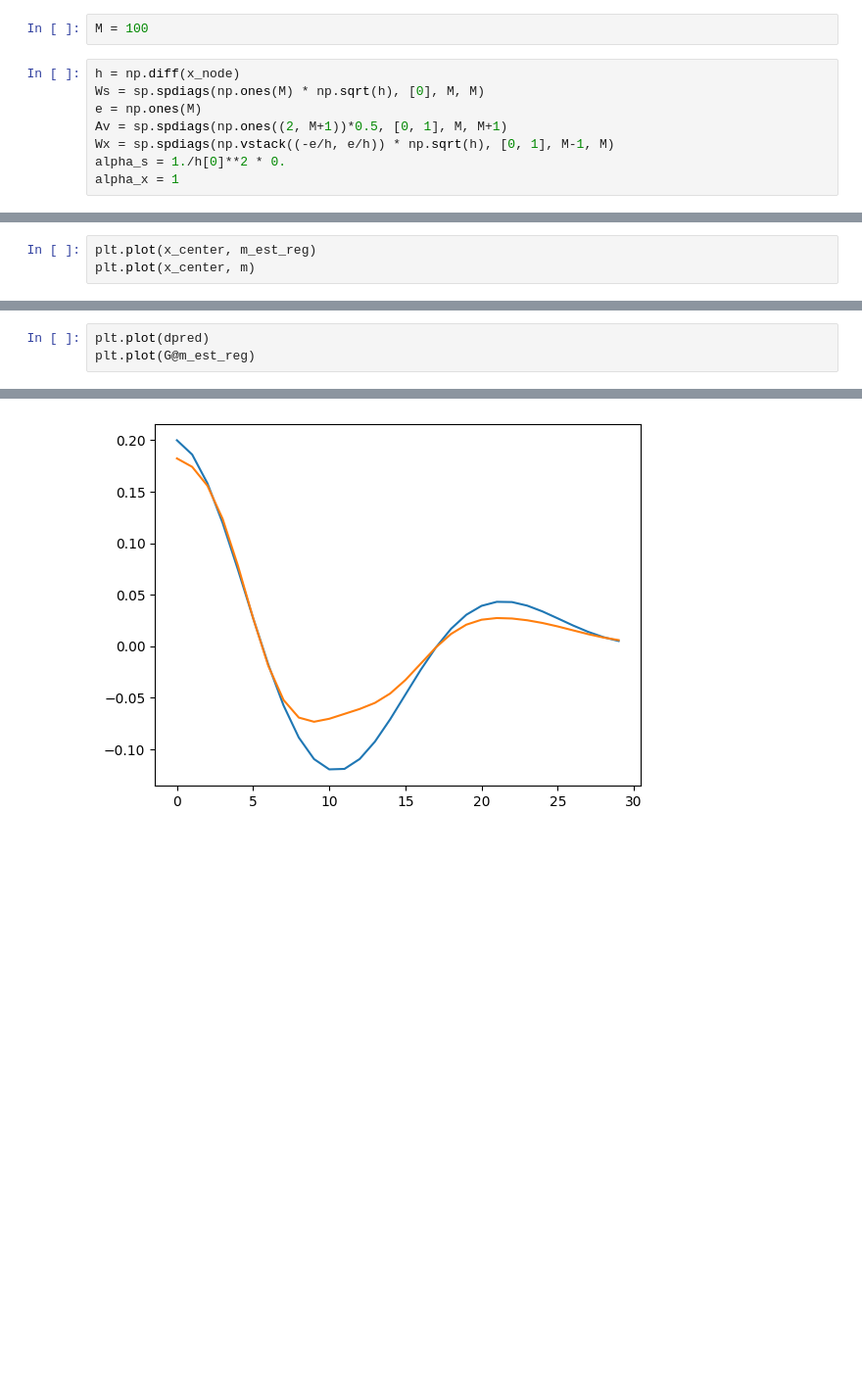
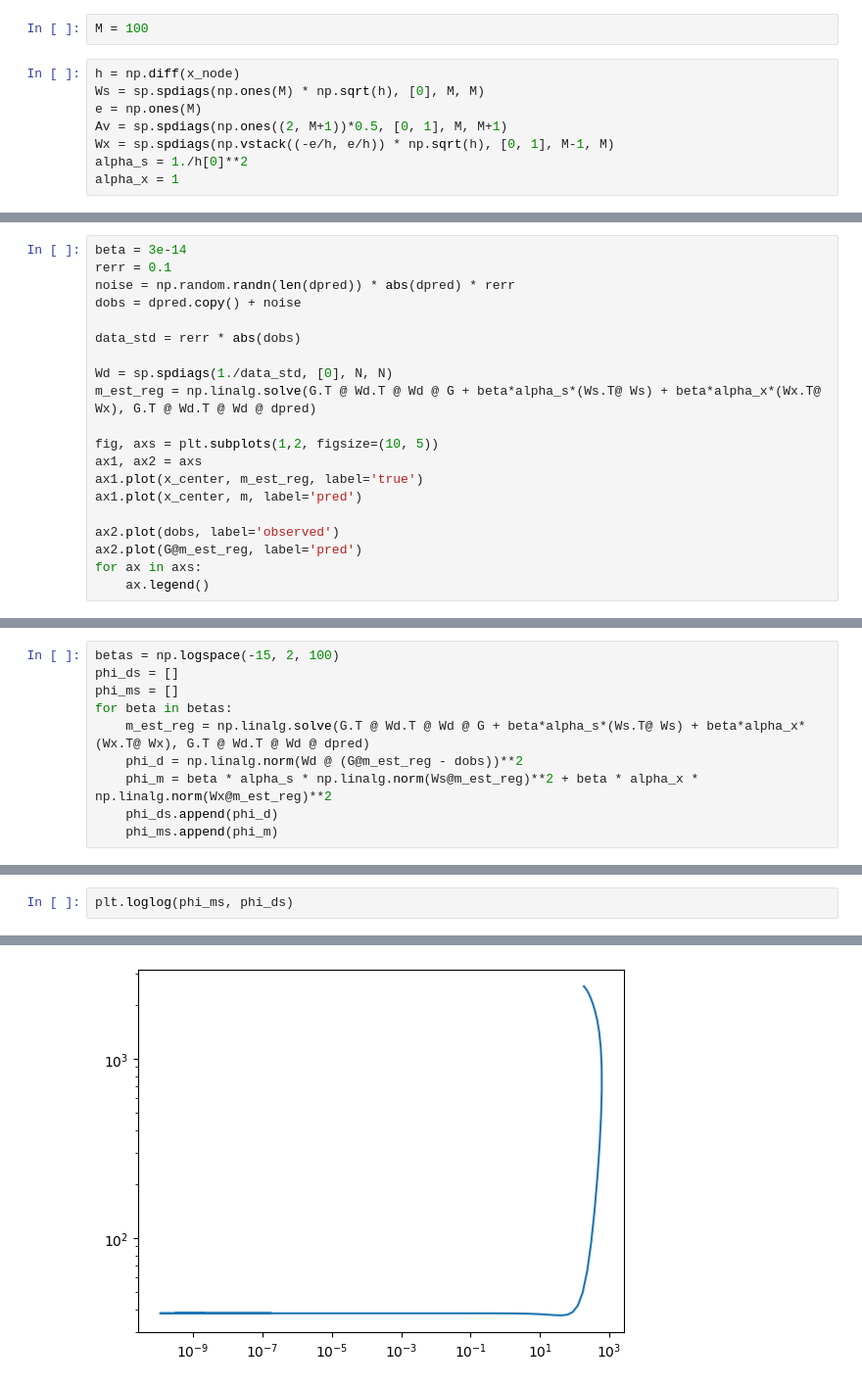
Before and after one commit to emgeolab/geol-4250, a Jupyter notebook: linear_inversion/linear_tikhonov.ipynb, the cells around one changed output, grey strips where cells are left out. Shown at 98% size. Saved outputs shown, nothing was run; the diff lists cells and outputs as text; blank space fills up the shorter version.

```diff
--- a/linear_inversion/linear_tikhonov.ipynb
+++ b/linear_inversion/linear_tikhonov.ipynb
@@ -124,5 +124,5 @@ Ws = sp.spdiags(np.ones(M) * np.sqrt(h), [0], M, M)
 e = np.ones(M)
 Av = sp.spdiags(np.ones((2, M+1))*0.5, [0, 1], M, M+1)
 Wx = sp.spdiags(np.vstack((-e/h, e/h)) * np.sqrt(h), [0, 1], M-1, M)
-alpha_s = 1./h[0]**2 * 0.
+alpha_s = 1./h[0]**2
 alpha_x = 1
@@ -136,4 +129,21 @@ m_est_reg = np.linalg.solve(G.T @ Wd.T @ Wd @ G + beta*alpha_s*(Ws.T@ Ws) + beta
 # %%
-plt.plot(x_center, m_est_reg)
-plt.plot(x_center, m)
+beta = 3e-14
+rerr = 0.1
+noise = np.random.randn(len(dpred)) * abs(dpred) * rerr
+dobs = dpred.copy() + noise
+
+data_std = rerr * abs(dobs)
+
+Wd = sp.spdiags(1./data_std, [0], N, N)
+m_est_reg = np.linalg.solve(G.T @ Wd.T @ Wd @ G + beta*alpha_s*(Ws.T@ Ws) + beta*alpha_x*(Wx.T@ Wx), G.T @ Wd.T @ Wd @ dpred)
+
+fig, axs = plt.subplots(1,2, figsize=(10, 5))
+ax1, ax2 = axs
+ax1.plot(x_center, m_est_reg, label='true')
+ax1.plot(x_center, m, label='pred')
+
+ax2.plot(dobs, label='observed')
+ax2.plot(G@m_est_reg, label='pred')
+for ax in axs:
+    ax.legend()
 # %% [output]
@@ -141,0 +151,10 @@ plt.plot(x_center, m)
+# %%
+betas = np.logspace(-15, 2, 100)
+phi_ds = []
+phi_ms = []
+for beta in betas:
+    m_est_reg = np.linalg.solve(G.T @ Wd.T @ Wd @ G + beta*alpha_s*(Ws.T@ Ws) + beta*alpha_x*(Wx.T@ Wx), G.T @ Wd.T @ Wd @ dpred)
+    phi_d = np.linalg.norm(Wd @ (G@m_est_reg - dobs))**2
+    phi_m = beta * alpha_s * np.linalg.norm(Ws@m_est_reg)**2 + beta * alpha_x * np.linalg.norm(Wx@m_est_reg)**2
+    phi_ds.append(phi_d)
+    phi_ms.append(phi_m)
@@ -142,6 +191,5 @@ plt.plot(x_center, m)
 # %%
-plt.plot(dpred)
-plt.plot(G@m_est_reg)
+plt.loglog(phi_ms, phi_ds)
 # %% [output]
 [<matplotlib.lines.Line2D at 0x...>]
-[figure, old version]
+[figure, new version]
```
Also changed, not shown: parts of 5 cells of this notebook.
